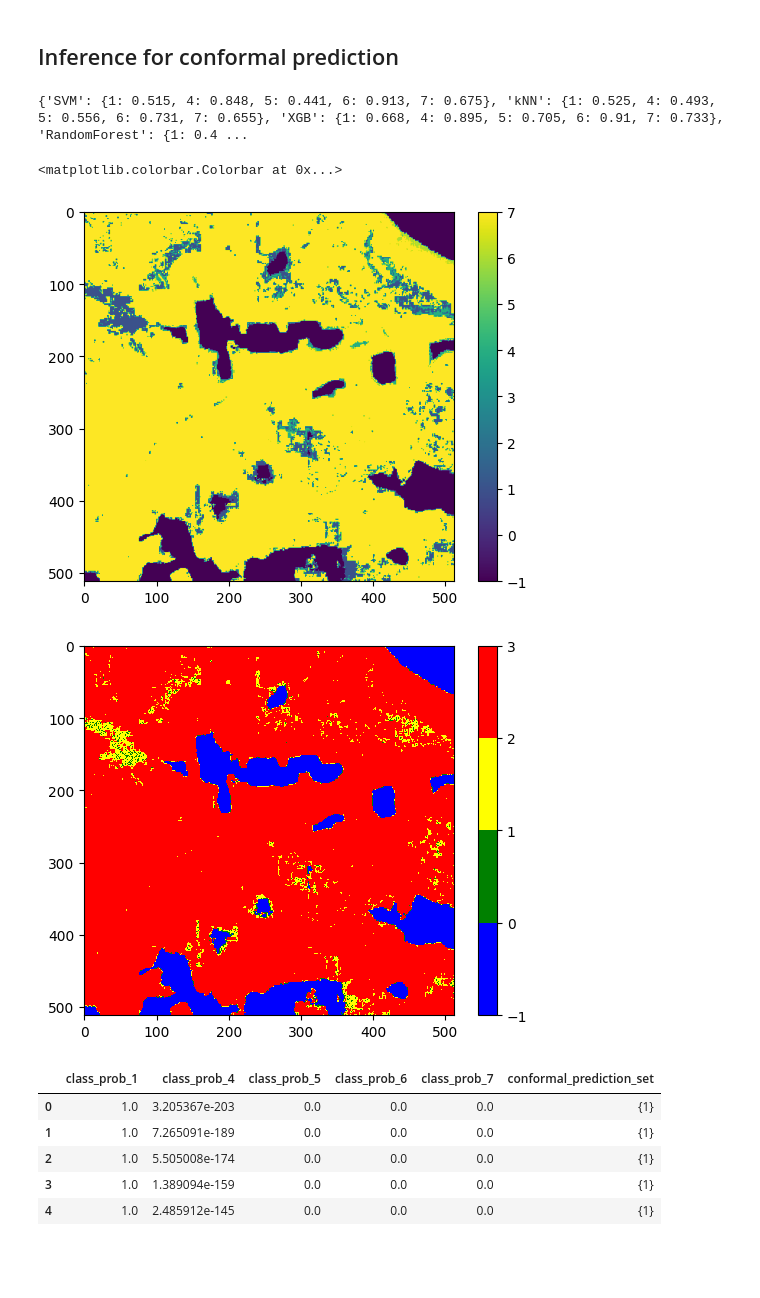
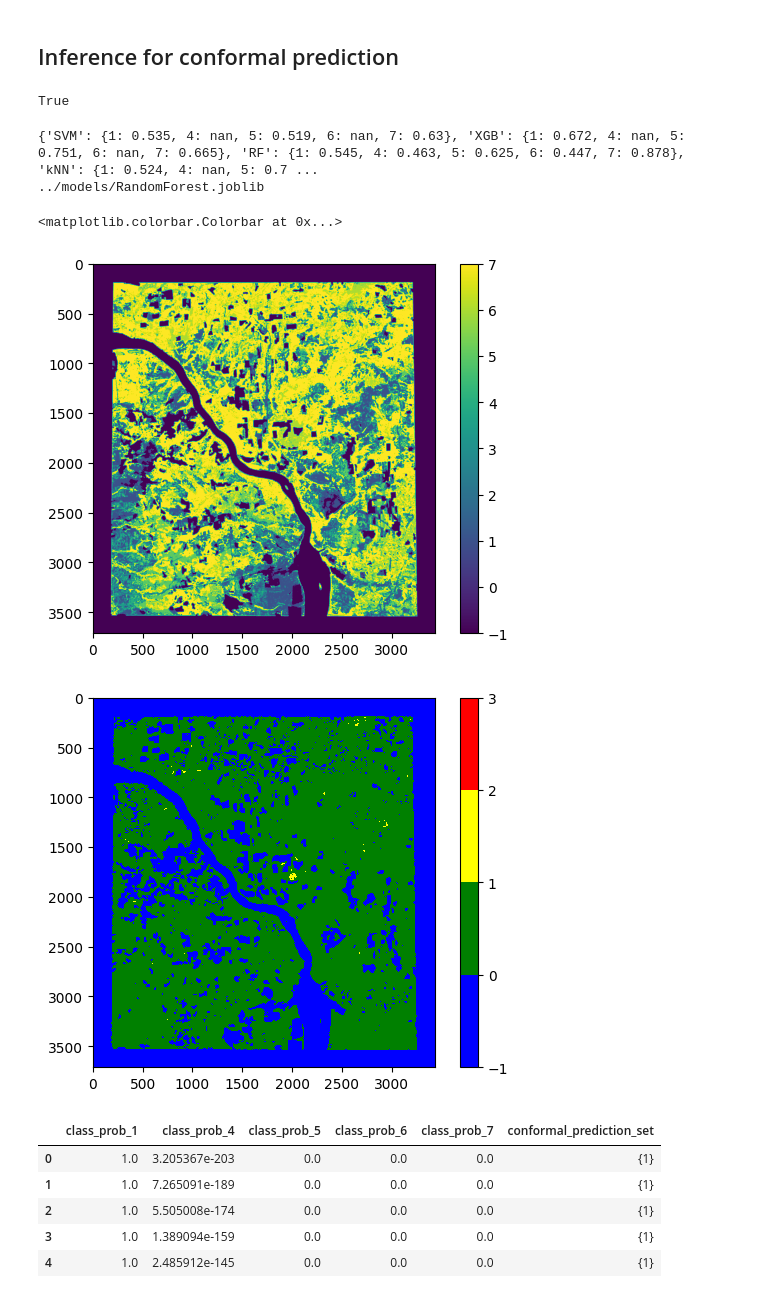
Before and after one commit to mishagrol/MLForestMapping, a Jupyter notebook: notebooks/Inference.ipynb, the cells around one changed output. Cells and saved outputs as stored; diff of their text form; code cells hidden in the pictures; blank space fills up the shorter version.

```diff
--- a/notebooks/Inference.ipynb
+++ b/notebooks/Inference.ipynb
@@ -162,7 +162,7 @@ tile_width, tile_height = 512, 512
 
 models = {'kNN':{'model': '../models/kNN_df1_filtered_modified.joblib',
                  'input_file': 'df1_filtered_modified.csv'},
-          'XGB':{'model': '../models/XGB_df2_filtered_modified.joblib',
+          'XGB':{'model': '../models/XGB.joblib',
                  'input_file': 'df2_filtered_modified.csv'},
           'SVM':{'model': '../models/SVC_df5_filtered_modified.joblib',
                  'input_file': 'df5_filtered_modified.csv'},
@@ -272,29 +271,38 @@ def conformal_prediction(dataset: pd.DataFrame, thresholds: dict, cols_with_prob
     # Применим к каждой строке
     conformal_prediction_set = dataset[cols_with_probs].apply(get_conformal_prediction_set, axis=1)
     return conformal_prediction_set
+# %%
+isinstance(forest_model, dict)
+# %% [output]
+True
 # %%
+import joblib
 import yaml
+
 # Size ot tiles for classification
 tile_width, tile_height = 512, 512
 
-models = {'kNN':{'model': '../models/kNN_df1_filtered_modified.joblib',
+models = {'kNN':{'model': '../models/kNN.joblib',
                  'input_file': 'df1_filtered_modified.csv'},
-          'XGB':{'model': '../models/XGB_df2_filtered_modified.joblib',
+          'XGB':{'model': '../models/XGB.joblib',
                  'input_file': 'df2_filtered_modified.csv'},
-          'SVM':{'model': '../models/SVC_df5_filtered_modified.joblib',
+          'SVM':{'model': '../models/SVC.joblib',
                  'input_file': 'df5_filtered_modified.csv'},
-          'RF':{'model': '../models/RandomForest_df3_filtered_modified.joblib',
+          'RF':{'model': '../models/RandomForest.joblib',
                  'input_file': 'df3_filtered_modified.csv'}}
 
 
 fname = '../rasters/dataset.tiff'
 folder = '../shape_data/filtered_datasets_2024/'
-with open('./thresholds.yaml', 'r') as f:
+with open('../models/thresholds.yaml', 'r') as f:
     thresholds_all = yaml.safe_load(f)
 print(thresholds_all)
-for model in ['SVM']:
+for model in ['RF']:
     model_fname = models[model]['model']
-    forest_model = load(model_fname)
+    print(model_fname)
+    forest_model = joblib.load(model_fname)
+    if isinstance(forest_model, dict):
+        forest_model =forest_model['model']
     df_scaled, min_max_scaler = get_scaled_data(os.path.join(folder, models[model]['input_file']))
     df_forest = df_scaled.loc[df_scaled['class']<10]
     if model=='SVM':
@@ -356,43 +364,44 @@ for model in ['SVM']:
             forest_tile_proba = forecast_probability.values.reshape(meta['height'], meta['width'])
             output_mask_proba[ranges[0][0]:ranges[0][1],ranges[1][0]:ranges[1][1]] = forest_tile_proba
             # break
-    # raster_input = fname
-    # raster_output = f'../rasters/prediction_{model}.tif'
-    # save_tif_rasterio(raster_input=raster_input, raster_output=raster_output, values=output_mask,  dtypes=rio.int16, nodata=0)
+    raster_input = fname
+    raster_output = f'../rasters/prediction_{model}.tif'
+    save_tif_rasterio(raster_input=raster_input, raster_output=raster_output, values=output_mask,  dtypes=rio.int16, nodata=0)
 
-    # raster_input = fname
-    # raster_output = f'../rasters/prediction_{model}_UQ.tif'
-    # save_tif_rasterio(raster_input=raster_input, raster_output=raster_output, values=output_mask_proba, dtypes=rio.float32,
-    #                   nodata=np.min(forest_tile_proba))
+    raster_input = fname
+    raster_output = f'../rasters/prediction_{model}_UQ.tif'
+    save_tif_rasterio(raster_input=raster_input, raster_output=raster_output, values=output_mask_proba, dtypes=rio.float32,
+                      nodata=np.min(forest_tile_proba))
 # %% [output]
-{'SVM': {1: 0.515, 4: 0.848, 5: 0.441, 6: 0.913, 7: 0.675}, 'kNN': {1: 0.525, 4: 0.493, 5: 0.556, 6: 0.731, 7: 0.655}, 'XGB': {1: 0.668, 4: 0.895, 5: 0.705, 6: 0.91, 7: 0.733}, 'RandomForest': {1: 0.4 ...
+{'SVM': {1: 0.535, 4: nan, 5: 0.519, 6: nan, 7: 0.63}, 'XGB': {1: 0.672, 4: nan, 5: 0.751, 6: nan, 7: 0.665}, 'RF': {1: 0.545, 4: 0.463, 5: 0.625, 6: 0.447, 7: 0.878}, 'kNN': {1: 0.524, 4: nan, 5: 0.7 ...
+../models/RandomForest.joblib
 # %%
-plt.imshow(forest_tile)
+plt.imshow(output_mask)
 plt.colorbar()
 # %% [output]
 <matplotlib.colorbar.Colorbar at 0x...>
-[figure, old version]
+[figure, new version]
 # %%
 import matplotlib.pyplot as plt
 import numpy as np
 import matplotlib.colors as mcolors
 
 # Пример данных
 # forest_tile = np.random.rand(10, 10)
 
 # Определяем границы для дискретной шкалы
 boundaries = [-1, 0, 1, 2, 3]
 
 # Создаем дискретную цветовую карту
 cmap = mcolors.ListedColormap(['blue', 'green', 'yellow', 'orange', 'red'])
 norm = mcolors.BoundaryNorm(boundaries, cmap.N, clip=True)
 
 # Отображаем изображение
-plt.imshow(forest_tile, cmap=cmap, norm=norm)
+plt.imshow(output_mask_proba, cmap=cmap, norm=norm)
 plt.colorbar(boundaries=boundaries, ticks=boundaries)
 plt.show()
 # %% [output]
-[figure, old version]
+[figure, new version]
 # %%
 thresholds = thresholds_all[model]
 probs = forest_model.predict_proba(land_df[forest_model.feature_names_in_].loc[mask_forest])
```
Also changed, not shown: parts of 2 cells of this notebook, 11 other files.
